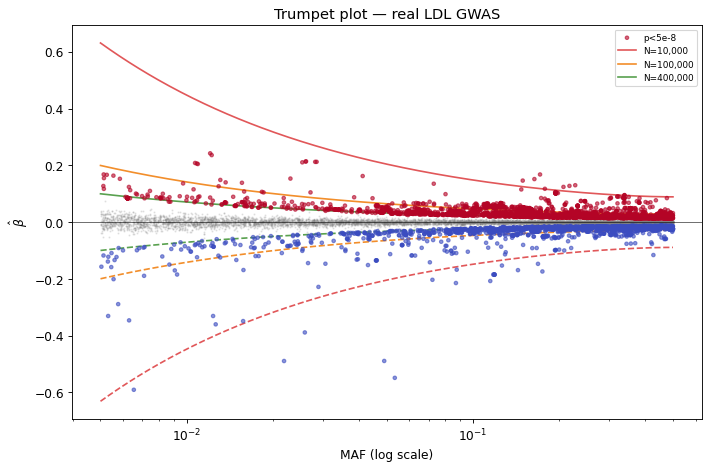
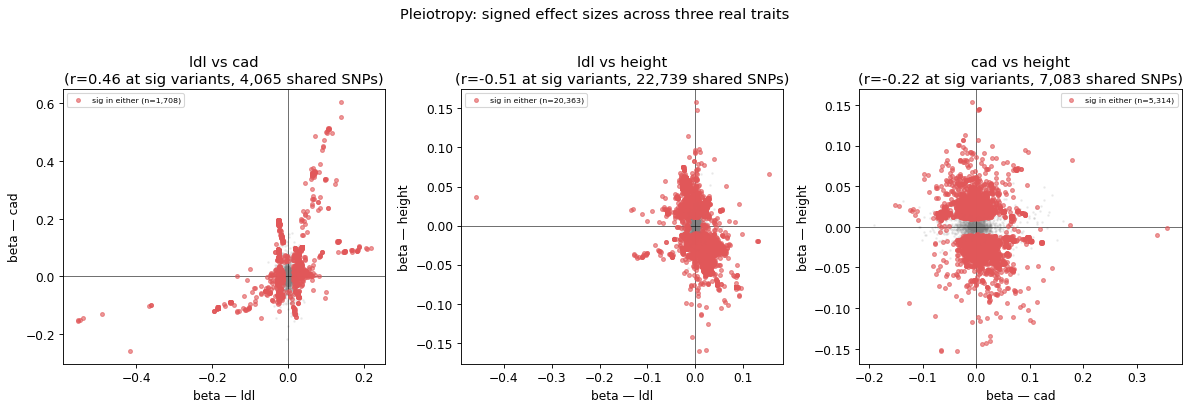
The notebook cell's code change between the first figure and the second:
--- before
+++ after
@@ -1,24 +1,38 @@
-def power_curve(n, maf_arr, alpha=5e-8):
-    from scipy.stats import norm
-    ncp_target = (norm.isf(alpha/2) + norm.isf(0.2))**2
-    return np.sqrt(ncp_target / (n * 2 * maf_arr * (1-maf_arr) + 1e-8))
+# ── Pleiotropy: signed-beta scatters across all three traits ──────────────────
+# A pleiotropy scatter plots the signed effect size (beta) of one trait vs another,
+# for variants present in BOTH GWAS. Shared genetic effects show up as a tilted cloud.
+# Using the REAL Pan-UKB betas: which trait pairs share signal — and which don't?
 
-maf_l, beta_l = real['ldl']['maf'], real['ldl']['beta']
-sig_l, rnd_l  = real['ldl']['sig'], real['ldl']['rand']
-maf_grid = np.logspace(np.log10(0.005), np.log10(0.5), 300)
+def merge_betas(ta, tb):
+    """Align two real traits on chrom:pos; return (beta_a, beta_b, sig_a, sig_b)."""
+    da, db = real[ta], real[tb]
+    key_a = da['chrom'].astype(np.int64) * 10**9 + da['pos']
+    key_b = db['chrom'].astype(np.int64) * 10**9 + db['pos']
+    common, ia, ib = np.intersect1d(key_a, key_b, return_indices=True)
+    return (da['beta'][ia], db['beta'][ib],
+            da['sig'][ia],  db['sig'][ib], len(common))
 
-fig, ax = plt.subplots(figsize=(9, 6))
-bgi = np.where(rnd_l & ~sig_l)[0]; bgi = bgi[_thin(len(bgi), k=8000)]   # thin background
-ax.scatter(maf_l[bgi], beta_l[bgi], s=1, alpha=0.15, color='grey', rasterized=True)
-si = np.where(sig_l)[0]; si = si[_thin(len(si), k=6000, seed=1)]        # thin significant pts
-ax.scatter(maf_l[si], beta_l[si], s=10, alpha=0.6,
-           c=np.sign(beta_l[si]), cmap='coolwarm', vmin=-1, vmax=1, zorder=5, label='p<5e-8')
-for n_s, col in [(10_000,'#e15759'),(100_000,'#f28e2b'),(400_000,'#59a14f')]:
-    pb = power_curve(n_s, maf_grid)
-    ax.plot(maf_grid, +pb, color=col, linewidth=1.5, label=f'N={n_s:,}')
-    ax.plot(maf_grid, -pb, color=col, linewidth=1.5, linestyle='--')
-ax.axhline(0, color='black', linewidth=0.5)
-ax.set_xscale('log')
-ax.set_xlabel('MAF (log scale)'); ax.set_ylabel(r'$\hat{{\beta}}$')
-ax.set_title('Trumpet plot — real LDL GWAS'); ax.legend(fontsize=8)
+fig, axes = plt.subplots(1, 3, figsize=(15, 5))
+trait_pairs = [('ldl', 'cad'), ('ldl', 'height'), ('cad', 'height')]
+
+for ax, (ta, tb) in zip(axes, trait_pairs):
+    ba, bb, sa, sb, n_common = merge_betas(ta, tb)
+    sig = sa | sb
+    ns = np.where(~sig)[0]; ns = ns[_thin(len(ns), k=8000)]   # thin grey cloud for display
+    ax.scatter(ba[ns], bb[ns], s=2, alpha=0.1, color='grey', rasterized=True)
+    si = np.where(sig)[0]; si = si[_thin(len(si), k=6000, seed=2)]   # thin significant pts
+    ax.scatter(ba[si],  bb[si],  s=12, alpha=0.6, color='#e15759', zorder=5,
+               label=f'sig in either (n={int(sig.sum()):,})')
+    ax.axhline(0, color='black', lw=0.5); ax.axvline(0, color='black', lw=0.5)
+    ax.set_xlabel(f'beta — {ta}'); ax.set_ylabel(f'beta — {tb}')
+    title = f'{ta} vs {tb}  ({n_common:,} shared SNPs)'
+    if sig.sum() > 2:
+        r = np.corrcoef(ba[sig], bb[sig])[0, 1]
+        title = f'{ta} vs {tb}\n(r={r:.2f} at sig variants, {n_common:,} shared SNPs)'
+    ax.set_title(title); ax.legend(fontsize=7)
+
+plt.suptitle('Pleiotropy: signed effect sizes across three real traits', y=1.02)
 plt.tight_layout(); plt.show()
+print("Q: LDL and CAD are causally linked — does the LDL–CAD beta cloud tilt positive?")
+print("Q: Height is largely independent of lipids/heart disease — what does its cloud look like?")
+print("Q: A variant with a large LDL effect but near-zero height effect — what does that imply?")

Commit: Add sex-specific effect + sex-stratified GWAS challenge; enhance fly challenge